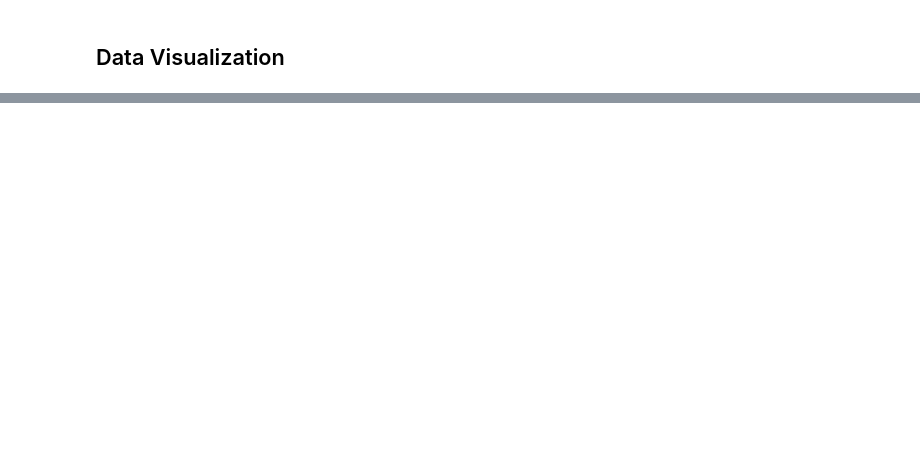
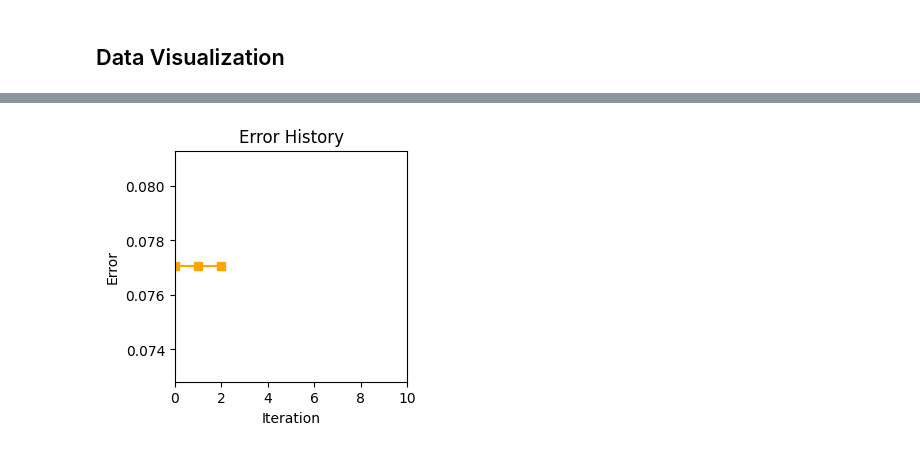
Before and after one commit to FangruLin144/Inverse-Design-of-MIM-Metamaterials, a Jupyter notebook: design2_v3.1_variable_LR.ipynb, the cells around one changed output, grey strips where cells are left out. Saved outputs shown, nothing was run; the diff lists cells and outputs as text; code cells hidden in the pictures; blank space fills up the shorter version.

```diff
--- a/design2_v3.1_variable_LR.ipynb
+++ b/design2_v3.1_variable_LR.ipynb
@@ -657,12 +705,14 @@ plt.show()
 # %%
 # Error history
 plt.figure(figsize=(3, 3))
-plt.plot(error_history, marker='o', color=vib_orange)
+plt.plot(error_history, 's-', color=vib_orange)
 plt.xlabel("Iteration")
 plt.ylabel("Error")
 plt.xlim((0, 10))
 plt.title("Error History")
 plt.show()
+# %% [output]
+[figure, added]
 # %%
 %%script echo skip
 
```
Also changed, not shown: parts of 14 cells of this notebook.
